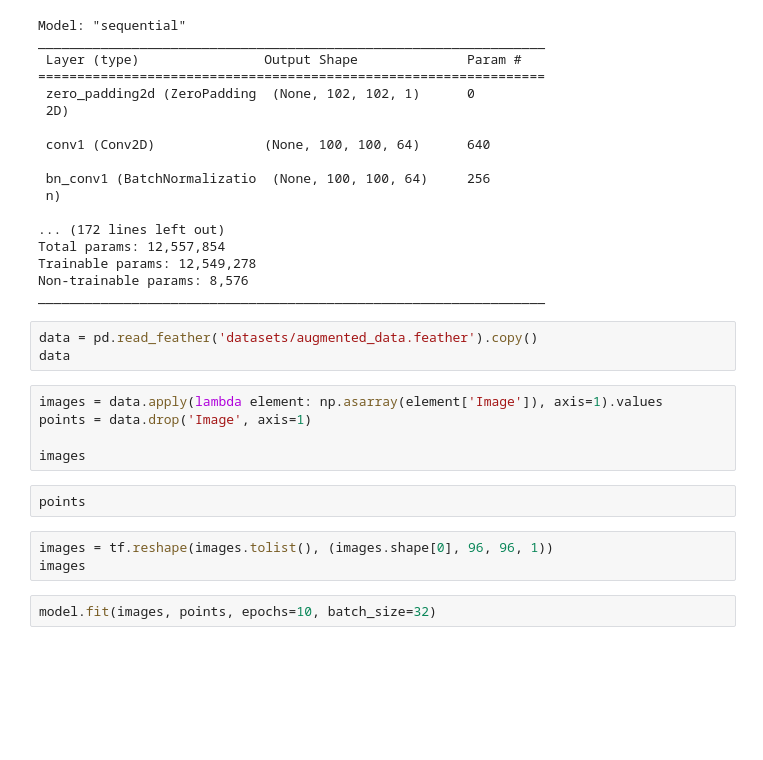
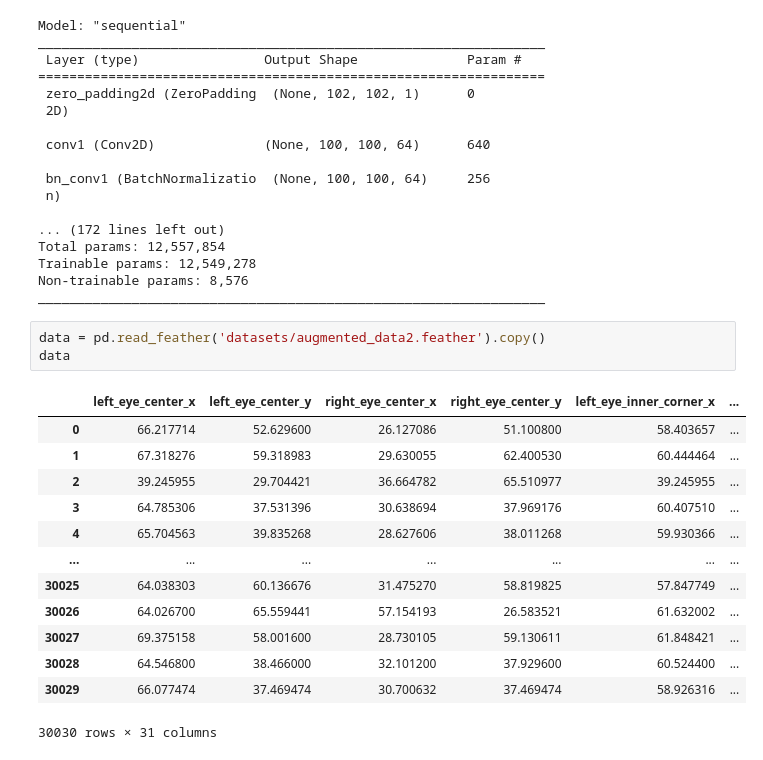
Before and after one commit to RubenBBlazquez/EmotionPredictor, a Jupyter notebook: FacialPointsPredictor.ipynb, the cells around one changed output. Saved outputs shown, nothing was run; the diff lists cells and outputs as text; blank space fills up the shorter version.

```diff
--- a/FacialPointsPredictor.ipynb
+++ b/FacialPointsPredictor.ipynb
@@ -114,17 +114,19 @@ Trainable params: 12,549,278
 Non-trainable params: 8,576
 _________________________________________________________________
 # %%
-data = pd.read_feather('datasets/augmented_data.feather').copy()
+data = pd.read_feather('datasets/augmented_data2.feather').copy()
 data
+# %% [output]
+|  | left_eye_center_x | left_eye_center_y | right_eye_center_x | right_eye_center_y | left_eye_inner_corner_x | ... |
+| 0 | 66.217714 | 52.629600 | 26.127086 | 51.100800 | 58.403657 | ... |
+| 1 | 67.318276 | 59.318983 | 29.630055 | 62.400530 | 60.444464 | ... |
+| 2 | 39.245955 | 29.704421 | 36.664782 | 65.510977 | 39.245955 | ... |
+| 3 | 64.785306 | 37.531396 | 30.638694 | 37.969176 | 60.407510 | ... |
+| 4 | 65.704563 | 39.835268 | 28.627606 | 38.011268 | 59.930366 | ... |
+| ... | ... | ... | ... | ... | ... | ... |
+| 30025 | 64.038303 | 60.136676 | 31.475270 | 58.819825 | 57.847749 | ... |
+| 30026 | 64.026700 | 65.559441 | 57.154193 | 26.583521 | 61.632002 | ... |
+| 30027 | 69.375158 | 58.001600 | 28.730105 | 59.130611 | 61.848421 | ... |
+| 30028 | 64.546800 | 38.466000 | 32.101200 | 37.929600 | 60.524400 | ... |
+| 30029 | 66.077474 | 37.469474 | 30.700632 | 37.469474 | 58.926316 | ... |
+30030 rows × 31 columns
-# %%
-images = data.apply(lambda element: np.asarray(element['Image']), axis=1).values
-points = data.drop('Image', axis=1)
-
-images
-# %%
-points
-# %%
-images = tf.reshape(images.tolist(), (images.shape[0], 96, 96, 1))
-images
-# %%
-model.fit(images, points, epochs=10, batch_size=32)
```
Also changed, not shown: parts of 2 cells of this notebook, 1 other file.
